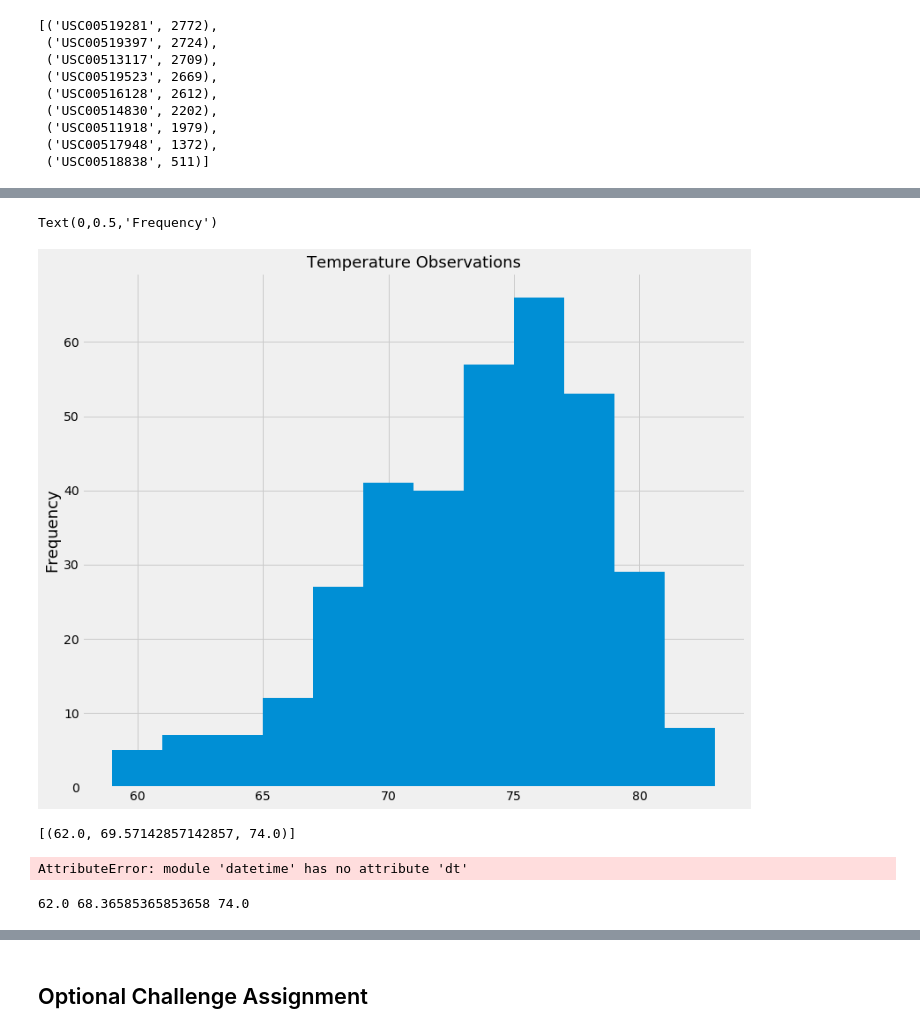
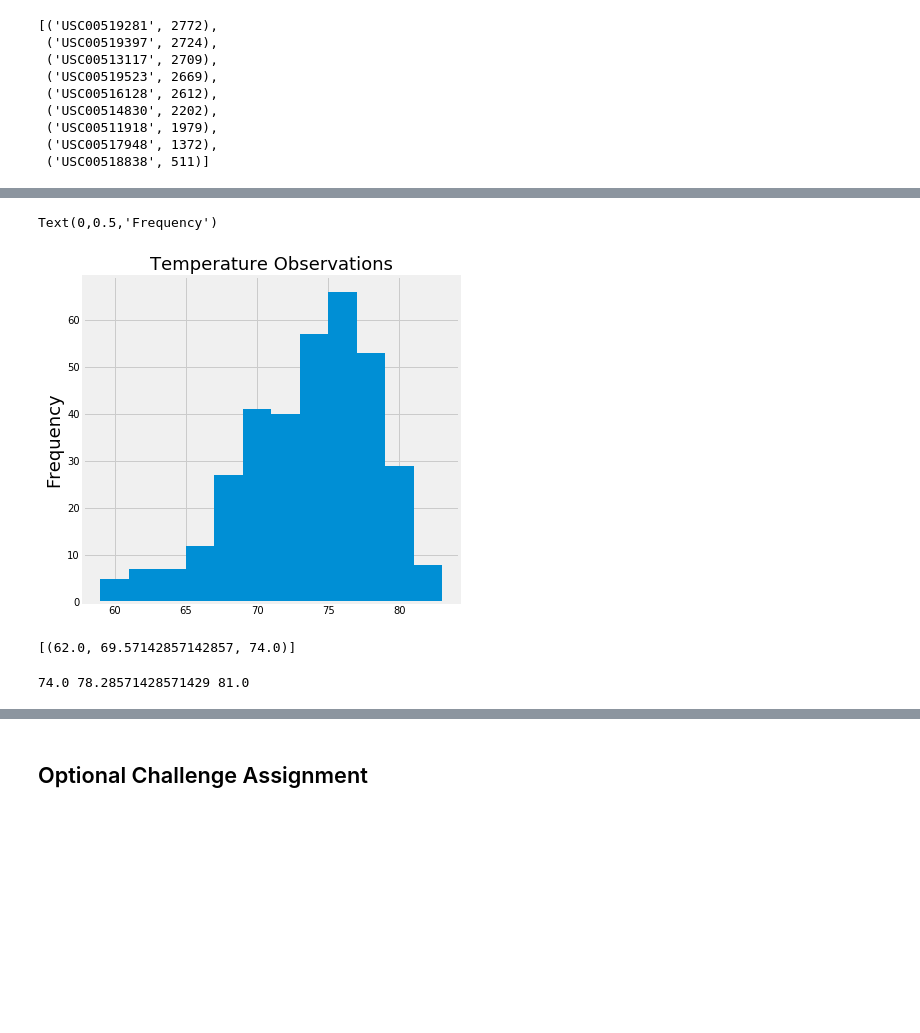
Before and after one commit to sharmasue83/UofT-Bootcamp-Assignment, a Jupyter notebook: SQlALchemy/ClimateAnalysis.ipynb, the cells around one changed output, grey strips where cells are left out. Saved outputs shown, nothing was run; the diff lists cells and outputs as text; code cells hidden in the pictures; blank space fills up the shorter version.

```diff
--- a/SQlALchemy/ClimateAnalysis.ipynb
+++ b/SQlALchemy/ClimateAnalysis.ipynb
@@ -252,10 +236,10 @@ temp.head()
 # %%
-temp_plot = temp['tobs'].hist(bins=12, figsize =(12,10))
+temp_plot = temp['tobs'].hist(bins=12, figsize =(6,6))
 temp_plot.set_title('Temperature Observations', fontsize = 18)
 temp_plot.set_ylabel('Frequency', fontsize =18)
 # %% [output]
 Text(0,0.5,'Frequency')
-[figure, old version]
+[figure, new version]
 # %%
 # This function called `calc_temps` will accept start date and end date in the format '%Y-%m-%d'
 # and return the minimum, average, and maximum temperatures for that range of dates
@@ -280,39 +264,13 @@ def calc_temps(start_date, end_date):
 print(calc_temps('2012-02-28', '2012-03-05'))
 # %% [output]
 [(62.0, 69.57142857142857, 74.0)]
-# %%
-# This function called `calc_temps` will accept start date and end date in the format '%Y-%m-%d'
-# and return the minimum, average, and maximum temperatures for that range of dates
-def calc_temps(start_date, end_date):
-
-    start_date = dt.dt.strptime(start_date, "%Y-%m-%d")
-    start_date = start_date.replace(startDate.year-1)
-    end_date = dt.dt.strptime(end_date, "%Y-%m-%d")
-    end_date = end_date.replace(endDate.year - 1)
-
-
-    """TMIN, TAVG, and TMAX for a list of dates.
-
-    Args:
-        start_date (string): A date string in the format %Y-%m-%d
-        end_date (string): A date string in the format %Y-%m-%d
-
-    Returns:
-        TMIN, TAVE, and TMAX
-    """
-
-    return session.query(func.min(Measurement.tobs), func.avg(Measurement.tobs), func.max(Measurement.tobs)).\
-        filter(Measurement.date >= start_date).filter(Measurement.date <= end_date).all()
-
-# function usage example
-print(calc_temps('2012-02-28', '2012-03-05'))
-# %% [output]
-AttributeError: module 'datetime' has no attribute 'dt'
 # %%
 # Use your previous function `calc_temps` to calculate the tmin, tavg, and tmax
+tmin,tavg,tmax = calc_temps("2016-08-23", "2016-08-23")[0]
 # for your trip using the previous year's data for those same dates.
+print(tmin,tavg,tmax)
 # %% [output]
-62.0 68.36585365853658 74.0
+74.0 78.28571428571429 81.0
 # %%
 # Plot the results from your previous query as a bar chart.
 # Use "Trip Avg Temp" as your Title
```
Also changed, not shown: parts of 11 cells of this notebook.
